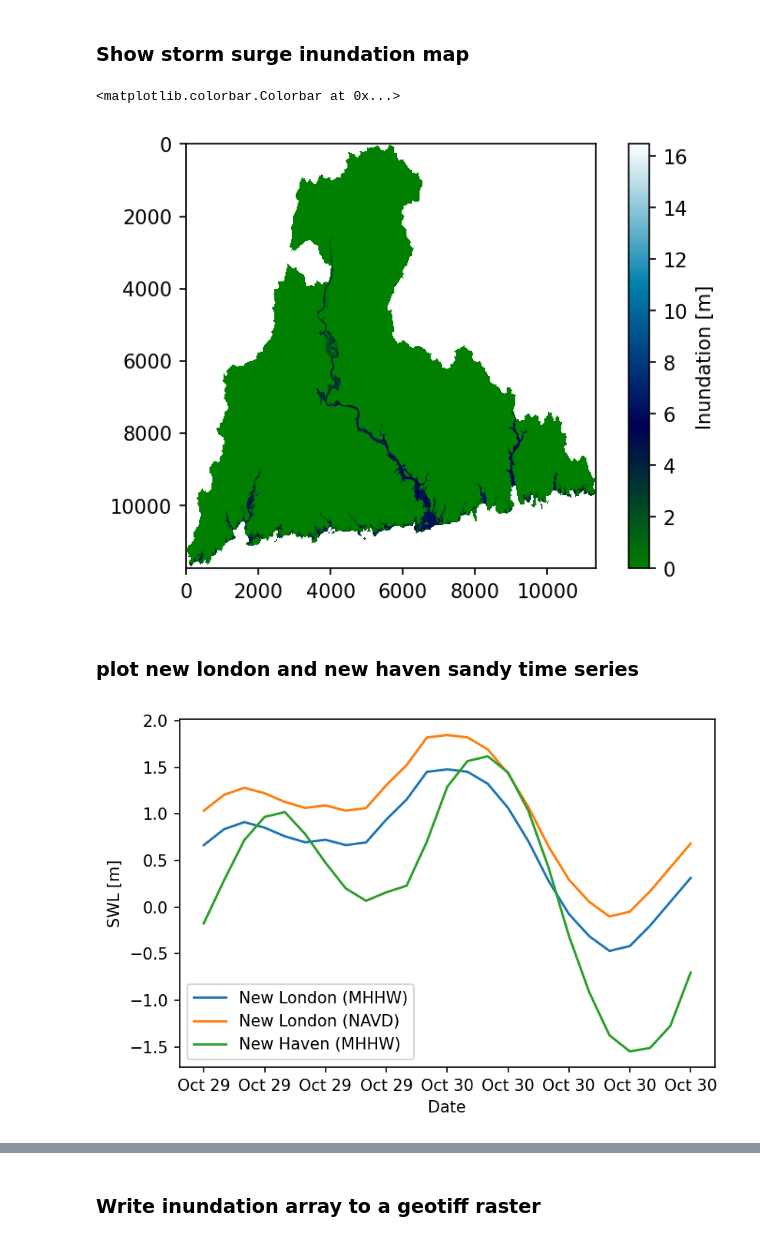
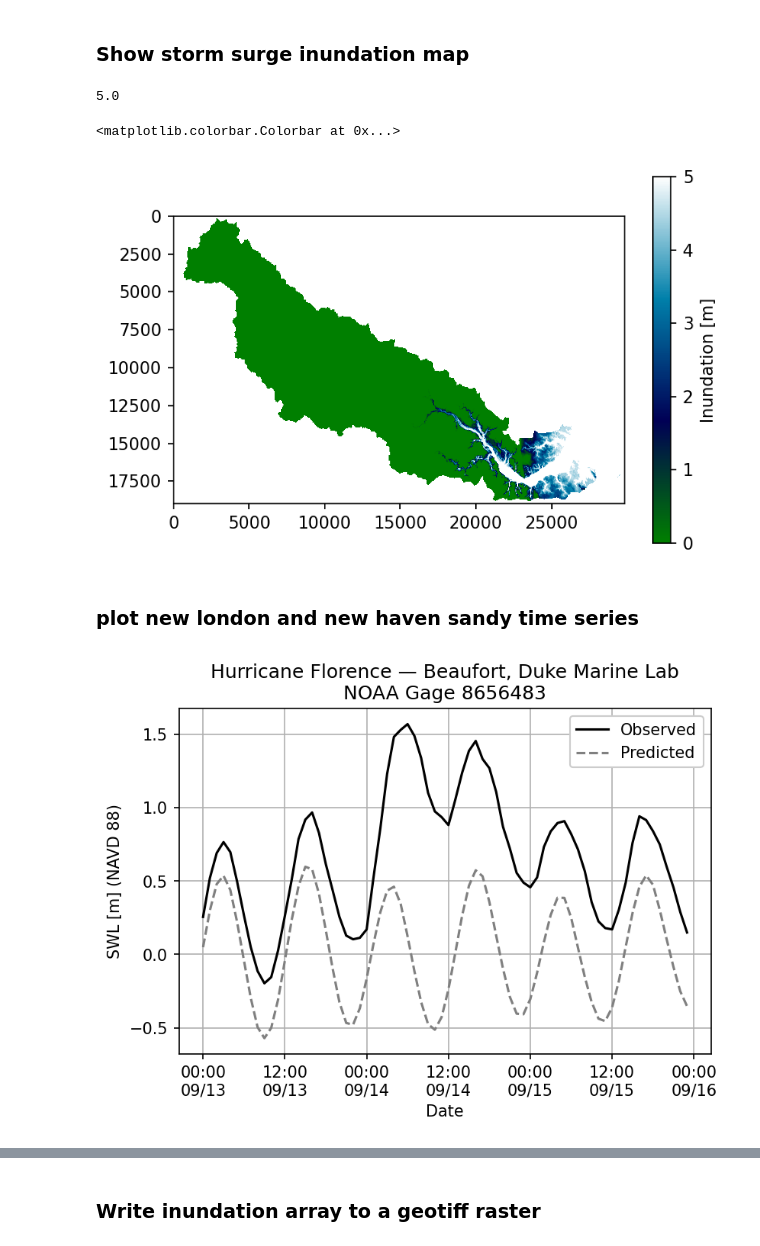
Before and after one commit to ankitghanghas/flood_are_here_si_2022, a Jupyter notebook: c_hand.ipynb, the cells around one changed output, grey strips where cells are left out. Drawn from its saved outputs; the diff is of its cells as text; code cells hidden in the pictures.

```diff
--- a/c_hand.ipynb
+++ b/c_hand.ipynb
@@ -117,6 +121,10 @@ ocean_pixel = opix_row, opix_col # row, col
 inun_surge_10m = coastal_hand_where(dem, None, coast_gage, ocean_pixel)
 # %% [markdown]
 ### Show storm surge inundation map
+# %%
+inun_surge_10m.max()
+# %% [output]
+5.0
 # %%
 plt.close('all')
 
@@ -124,12 +132,14 @@ fig, ax = plt.subplots()
 
 cbar = ax.imshow(
     inun_surge_10m,
+    vmin=0,
+    vmax=5,
     cmap=plt.get_cmap('ocean')
     )
 
 fig.colorbar(cbar,label='Inundation [m]',ax=ax)
 # %% [output]
 <matplotlib.colorbar.Colorbar at 0x...>
-[figure, old version]
+[figure, new version]
 # %% [markdown]
 ### plot new london and new haven sandy time series
@@ -171,39 +146,46 @@ nl_plot, nl_navd_plot, nh_plot = plot_dfs
+# %%
+beaufort = pd.read_csv(
+    'data/beaufort_CO-OPS_8656483_met.csv',
+    parse_dates={'Date & Time': [0,1]}
+)
 # %%
-from matplotlib.pyplot import xlabel, xticks, ylabel
+from matplotlib import style
 
 
 plt.close('all')
 
 fig, ax = plt.subplots()
 
 ax.plot(
-    nl_plot['Date & Time'],
-    nl_plot['Verified (m)'],
-    label='New London (MHHW)'
+    beaufort['Date & Time'],
+    beaufort['Verified (m)'],
+    'k-',
+    label='Observed'
 )
 
 ax.plot(
-    nl_navd_plot['Date & Time'],
-    nl_navd_plot['Verified (m)'],
-    label='New London (NAVD)'
-)
-
-ax.plot(
-    nh_plot['Date & Time'],
-    nh_plot['Verified (m)'],
-    label='New Haven (MHHW)'
+    beaufort['Date & Time'],
+    beaufort['Predicted (m)'],
+    color='gray',
+    linestyle='--',
+    label='Predicted'
 )
 
 # date_form = DateFormatter("%b %d %H:%M")
-date_form = DateFormatter("%b %d")
+date_form = DateFormatter("%H:%M\n%m/%d")
 ax.xaxis.set_major_formatter(date_form)
-ax.legend()
+ax.legend(framealpha=1)
 ax.set(
     xlabel='Date',
-    ylabel='SWL [m]'
+    ylabel='SWL [m] (NAVD 88)',
+    title='Hurricane Florence — Beaufort, Duke Marine Lab\nNOAA Gage 8656483'
 )
 # plt.xticks(rotation=45)
-
+plt.grid()
 plt.show()
+fig.tight_layout()
+# fig.savefig("Sea Water Level/Superstorm Sandy/new_london.png",
+#             facecolor='w',
+#             dpi=300)
 # %% [output]
-[figure, old version]
+[figure, new version]
```
Also changed, not shown: parts of 13 cells of this notebook, 1 other file.
